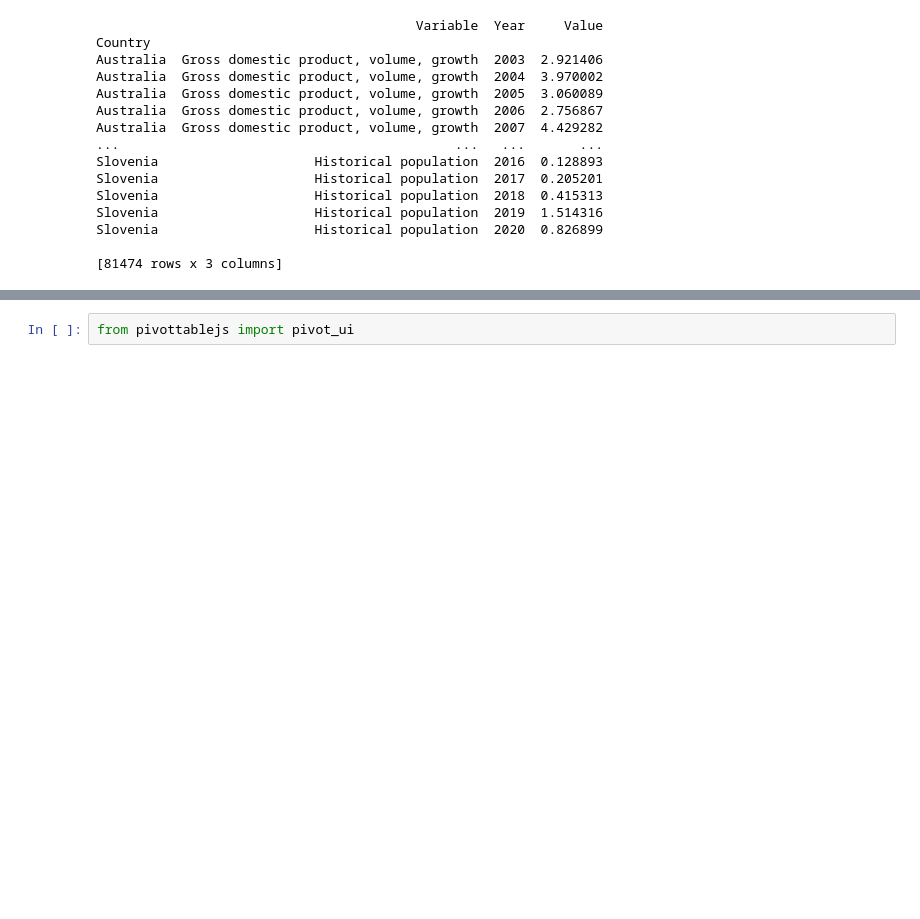
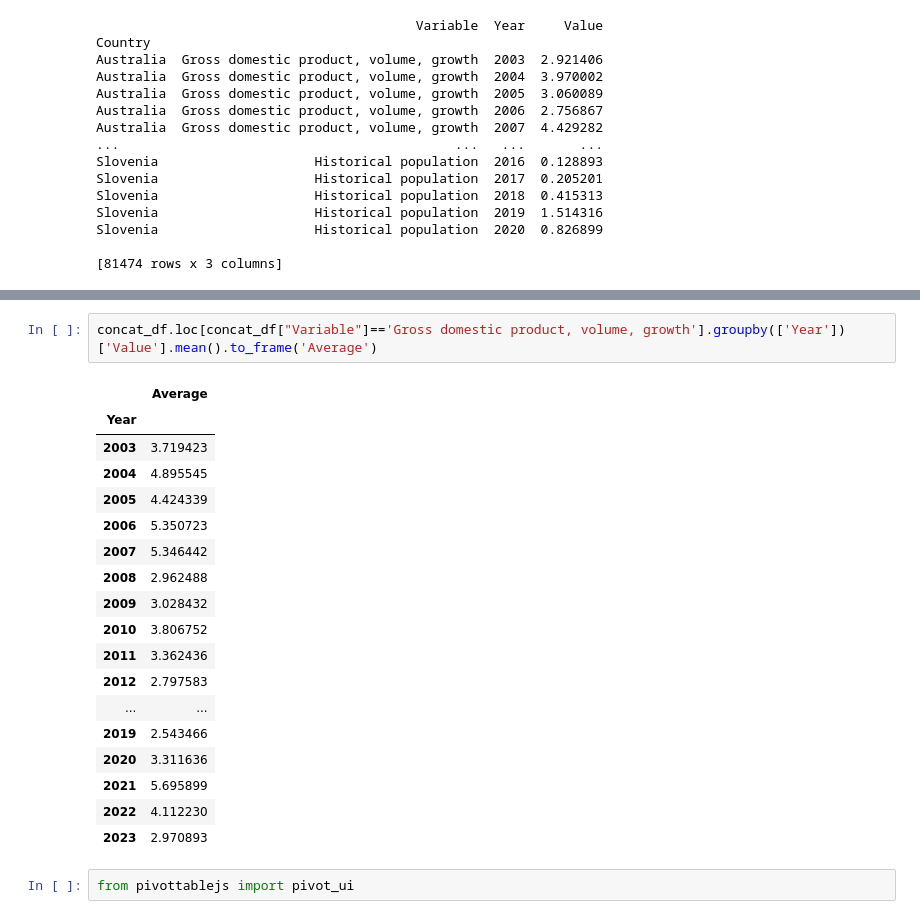
Before and after one commit to BoSuto/Data-analysis-for-business-March-2022-, a Jupyter notebook: Population, Economics & Green Growth.ipynb, the cells around one changed output, grey strips where cells are left out. Drawn from its saved outputs; the diff is of its cells as text; blank space fills up the shorter version.

```diff
--- a/Population, Economics & Green Growth.ipynb
+++ b/Population, Economics & Green Growth.ipynb
@@ -1094,3 +1083,24 @@ United States                      11.234632   31.555895
+# %%
+concat_df.loc[concat_df["Variable"]=='Gross domestic product, volume, growth'].groupby(['Year'])['Value'].mean().to_frame('Average')
+# %% [output]
+|  | Average |
+| Year |  |
+| 2003 | 3.719423 |
+| 2004 | 4.895545 |
+| 2005 | 4.424339 |
+| 2006 | 5.350723 |
+| 2007 | 5.346442 |
+| 2008 | 2.962488 |
+| 2009 | 3.028432 |
+| 2010 | 3.806752 |
+| 2011 | 3.362436 |
+| 2012 | 2.797583 |
+| ... | ... |
+| 2019 | 2.543466 |
+| 2020 | 3.311636 |
+| 2021 | 5.695899 |
+| 2022 | 4.112230 |
+| 2023 | 2.970893 |
 # %%
 from pivottablejs import pivot_ui
 # %%
```
Also changed, not shown: parts of 13 cells of this notebook.
